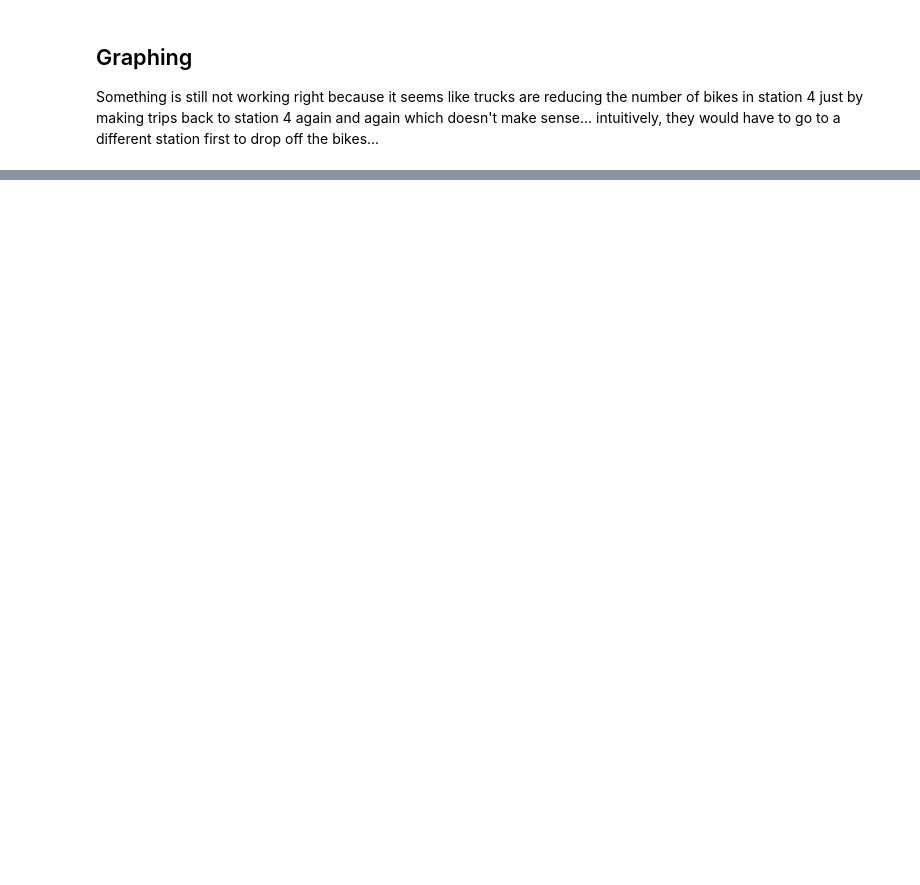
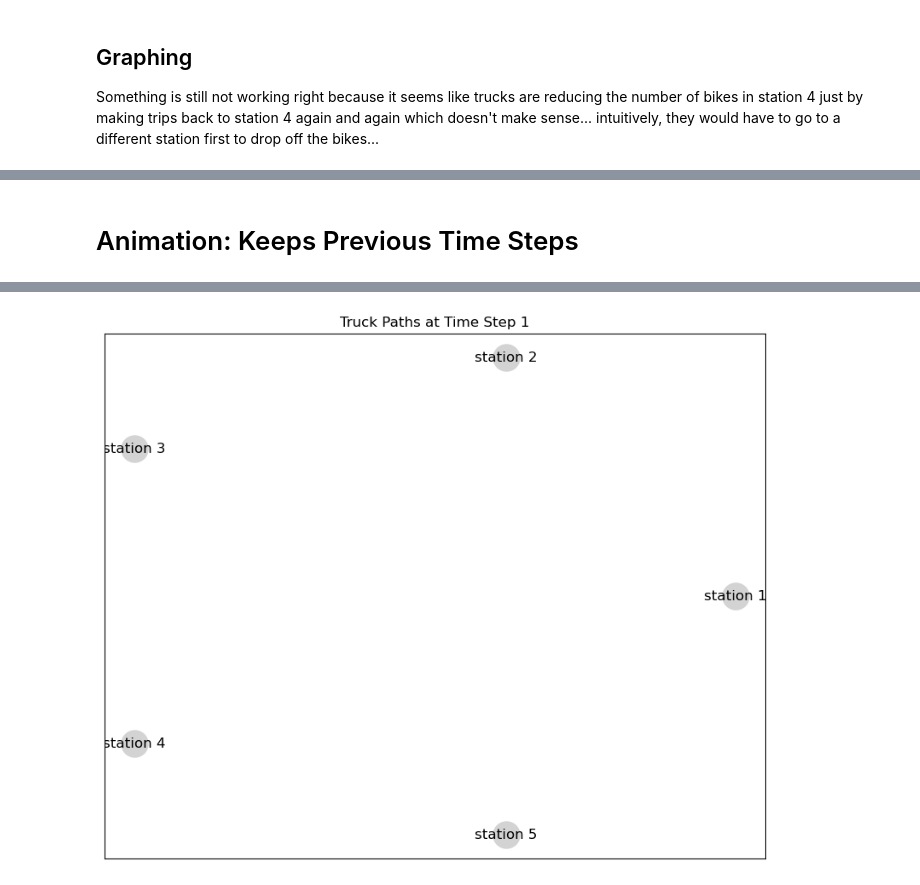
Before and after one commit to jarrettreimers/CSUREMM, a Jupyter notebook: gurobi_testing.ipynb, the cells around one changed output, grey strips where cells are left out. Saved outputs shown, nothing was run; the diff lists cells and outputs as text; code cells hidden in the pictures; blank space fills up the shorter version.

```diff
--- a/gurobi_testing.ipynb
+++ b/gurobi_testing.ipynb
@@ -283,0 +305,54 @@ Truck 2 path: [(1, 'station 4'), (2, 'station 4'), (3, 'station 4'), (4, 'statio
+# %% [markdown]
+# Animation: Keeps Previous Time Steps
+# %%
+from IPython.display import HTML  # Import HTML from IPython.display
+import matplotlib.pyplot as plt
+import networkx as nx
+import numpy as np
+import matplotlib.animation as animation
+
+# Function to update the animation at each frame
+def update(frame):
+    plt.clf()  # Clear previous plot
+    G = nx.DiGraph()
+
+    num_stations = len(stations)
+    angle_step = 2 * np.pi / num_stations
+    radius = 0.3  # Radius for station placement
+
+    pos = {stations[i]: (np.cos(i * angle_step) * radius, np.sin(i * angle_step) * radius) for i in range(num_stations)}
+
+    # Add nodes
+    for station in stations:
+        G.add_node(station)
+
+    colors = ['blue', 'red']
+
+    # Plot edges for each truck's path up to the current frame
+    # for k, path in truck_paths.items():
+    #     current_path = [p for p in path if p[0] <= frame]
+    #     if len(current_path) > 1:
+    #         edges = [(current_path[i][1], current_path[i + 1][1]) for i in range(len(current_path) - 1)]
+    #         nx.draw_networkx_edges(G, pos, edgelist=edges, arrowstyle='->', arrowsize=15,
+    #                                edge_color=colors[k-1], style='dashed', label=f'Truck {k}')
+
+    for k, path in truck_paths.items():
+        current_path = [p for p in path if p[0] == frame]
+        if len(current_path) > 1:
+            edges = [(current_path[i][1], current_path[i + 1][1]) for i in range(len(current_path) - 1)]
+            nx.draw_networkx_edges(G, pos, edgelist=edges, arrowstyle='->', arrowsize=15,
+                                       edge_color=colors[k-1], style='dashed', label=f'Truck {k}')
+
+    nx.draw_networkx_nodes(G, pos, node_size=500, node_color='lightgray')
+    nx.draw_networkx_labels(G, pos, font_size=12)
+    plt.title(f"Truck Paths at Time Step {frame + 1}")
+
+# Create the animation
+fig = plt.figure(figsize=(10, 8))
+ani = animation.FuncAnimation(fig, update, frames=T, interval=500, repeat=False)
+
+# Display the animation in the notebook using HTML display
+HTML(ani.to_jshtml())
+
+# ani.save('truck_paths_animation.html', writer='html')
+# %% [output]
@@ -283,0 +360 @@ Truck 2 path: [(1, 'station 4'), (2, 'station 4'), (3, 'station 4'), (4, 'statio
+[figure, added]
```
Also changed, not shown: parts of 8 cells of this notebook.
